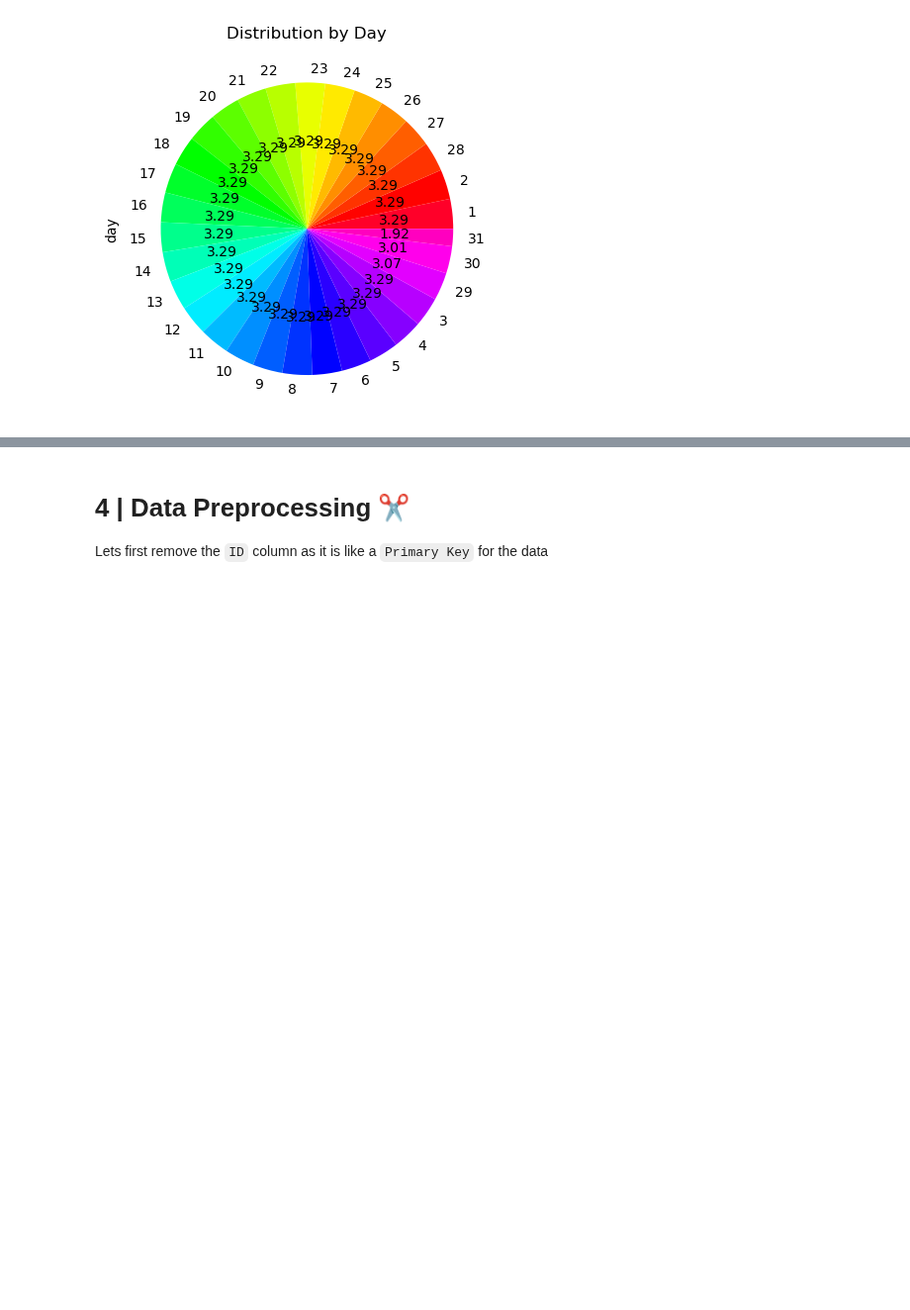
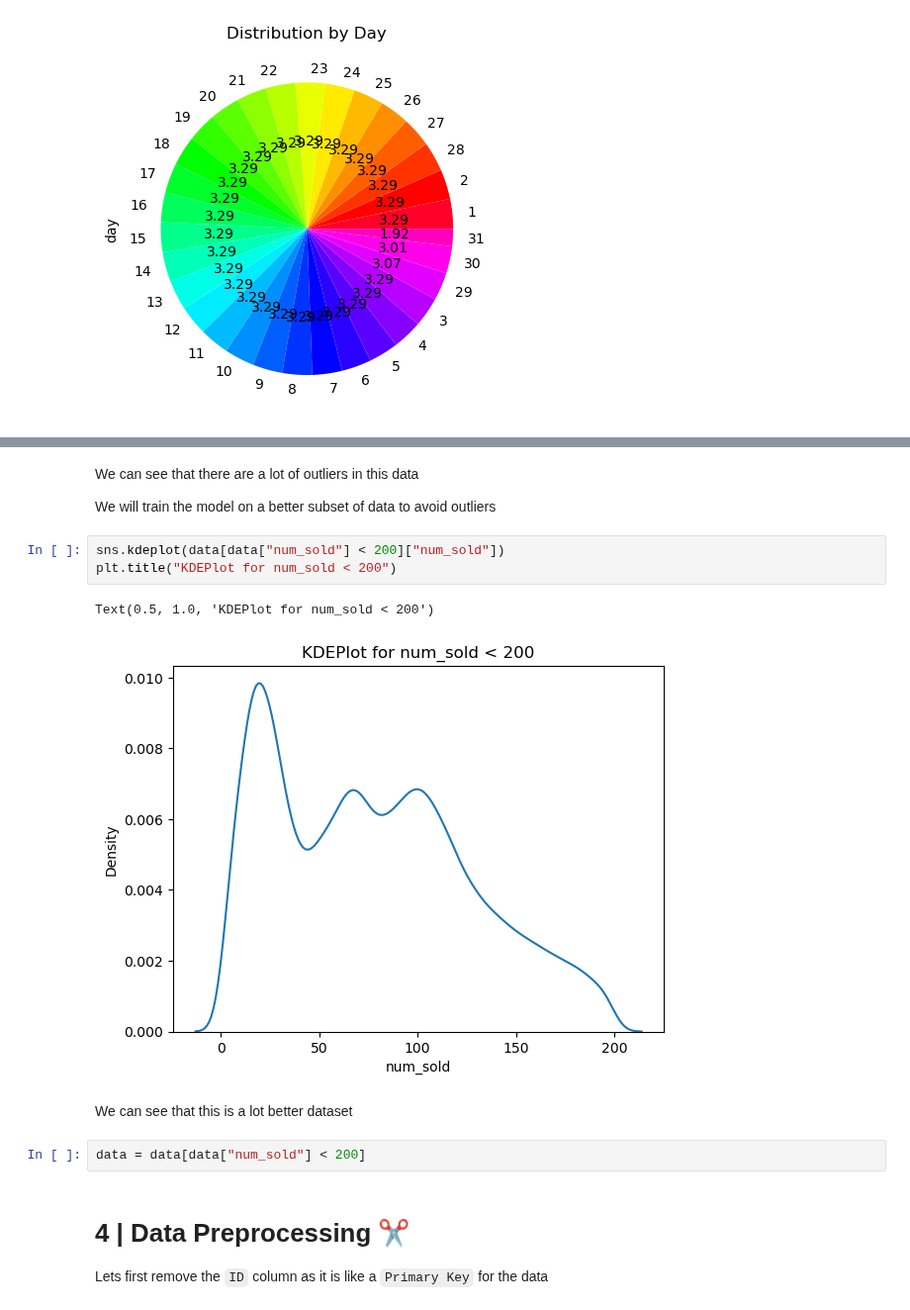
Before and after one commit to AyushSinghal9020/AyushSinghal9020, a Jupyter notebook: understanding-the-competition-s3e19.ipynb, the cells around one changed output, grey strips where cells are left out. Shown at 99% size. Drawn from its saved outputs; the diff is of its cells as text; blank space fills up the shorter version.

Commit message:
Kaggle Notebook | UTC + EDA + Training[81%] |S3E19|💪🚀📈💪  | Version 6

```diff
--- a/understanding-the-competition-s3e19.ipynb
+++ b/understanding-the-competition-s3e19.ipynb
@@ -130,3 +138,17 @@ Text(0.5, 1.0, 'Distribution by Day')
+# %% [markdown]
+We can see that there are a lot of outliers in this data
+
+We will train the model on a better subset of data to avoid outliers
+# %%
+sns.kdeplot(data[data["num_sold"] < 200]["num_sold"])
+plt.title("KDEPlot for num_sold < 200")
+# %% [output]
+Text(0.5, 1.0, 'KDEPlot for num_sold < 200')
+[figure, added]
+# %% [markdown]
+We can see that this is a lot better dataset
+# %%
+data = data[data["num_sold"] < 200]
 # %% [markdown]
 # 4 | Data Preprocessing ✂️
 
```
Also changed, not shown: parts of 10 cells of this notebook.
